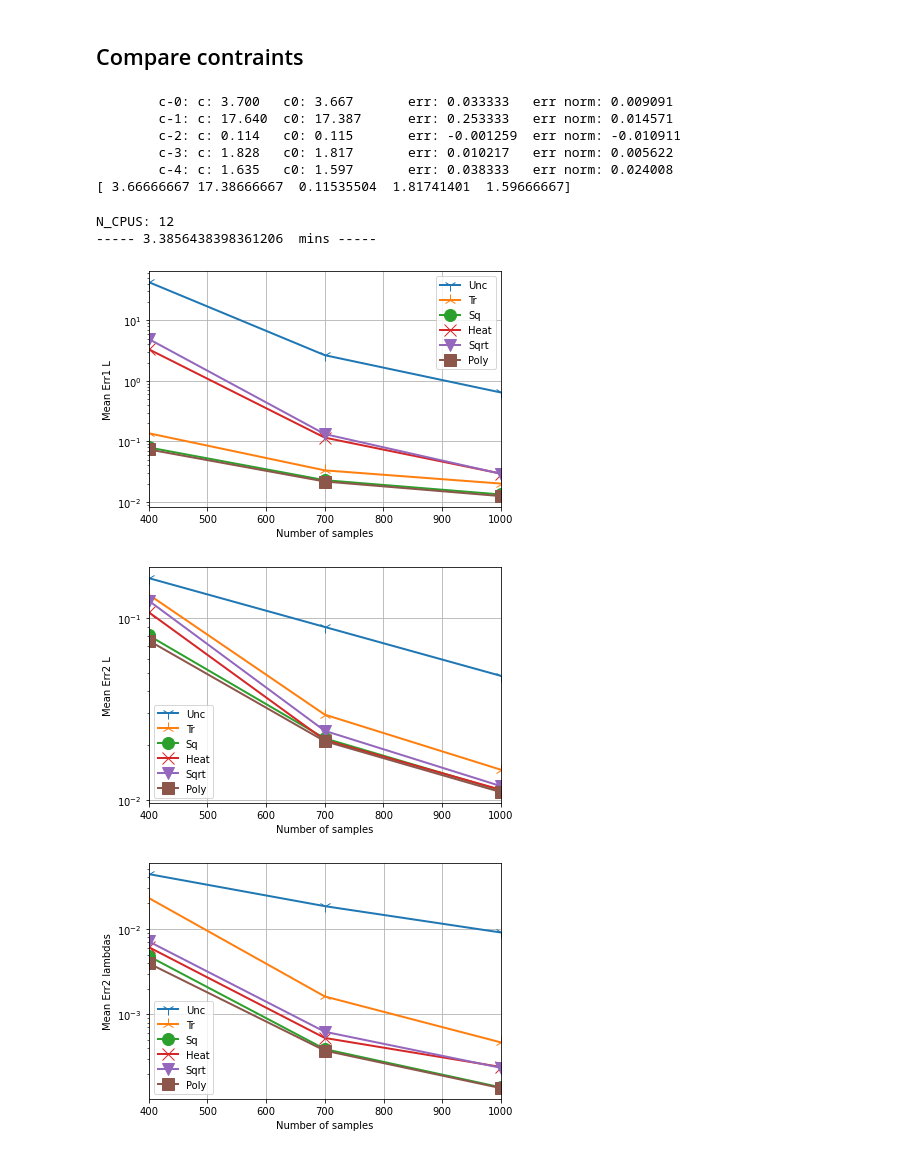
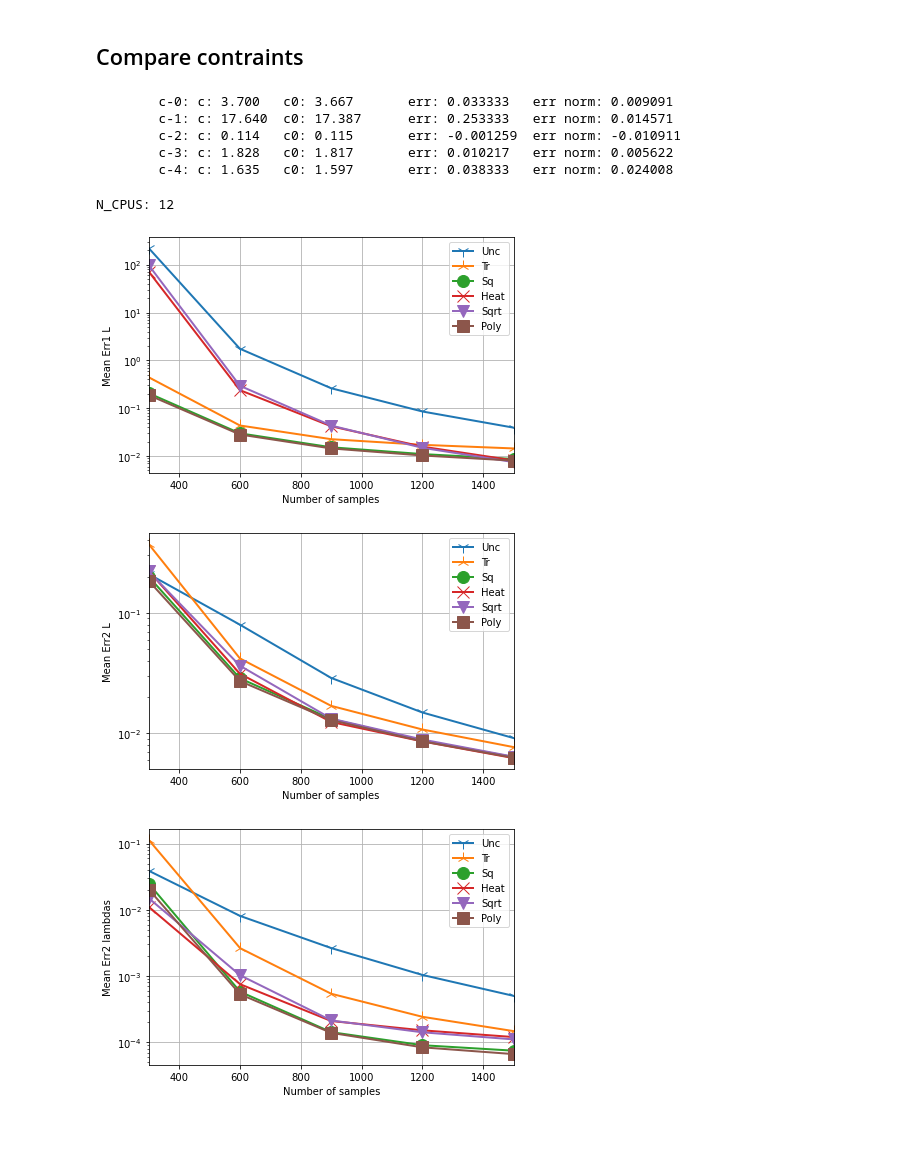
Before and after one commit to reysam93/motif_nti, a Jupyter notebook: constraints_samples.ipynb, the cells around one changed output. Drawn from its saved outputs; the diff is of its cells as text; code cells hidden in the pictures.

Commit message:
adding spectral plotting

```diff
--- a/constraints_samples.ipynb
+++ b/constraints_samples.ipynb
@@ -167,9 +213,10 @@ Text(0.5, 1.0, 'True Lambdas, N: 200')
 # %% [markdown]
 ## Compare contraints
 # %%
-n_covs = 50
+n_covs = 100
 MM = np.arange(300, 1501, 100)
-iters = 100
+
+iters = 200
 
 GS = [
     lambda a, b : cp.sum(a)/b,    # delta: 4e-2
@@ -213,12 +260,13 @@ models = [
         c-2: c: 0.114   c0: 0.115       err: -0.001259  err norm: -0.010911
         c-3: c: 1.828   c0: 1.817       err: 0.010217   err norm: 0.005622
         c-4: c: 1.635   c0: 1.597       err: 0.038333   err norm: 0.024008
-[ 3.66666667 17.38666667  0.11535504  1.81741401  1.59666667]
 # %%
 # Create signals
-lambdas_aux = np.concatenate(([0], 1/np.sqrt(lambdas[1:])))
-C_inv_sqrt = V@np.diag(lambdas_aux)@V.T
-X = C_inv_sqrt@np.random.randn(n_covs, N, MM[-1])
+# lambdas_aux = np.concatenate(([0], 1/np.sqrt(lambdas[1:])))
+# C_inv_sqrt = V@np.diag(lambdas_aux)@V.T
+# X = C_inv_sqrt@np.random.randn(n_covs, N, MM[-1])
+
+# X = utils.create_signals(L, MM[-1])
 
 # Estimate graph
 total_t = time.time()
@@ -227,7 +275,7 @@ lamds_hat = np.zeros((N, len(models), len(MM), n_covs))
 
 print('N_CPUS:', N_CPUS)
 pool = Parallel(n_jobs=N_CPUS, verbose=0)
-resps = pool(delayed(est_graph)(i, models, MM, X[i,:,:], iters) for i in range(n_covs))
+resps = pool(delayed(est_graph)(i, models, MM, L, iters) for i in range(n_covs))
 for i, resp in enumerate(resps):
     As_hat[:,:,:,:,i], lamds_hat[:,:,:,i] = resp
 
@@ -235,17 +283,17 @@ total_t = time.time() - total_t
 print('-----', total_t/60, ' mins -----')
 # %% [output]
 N_CPUS: 12
------ 3.3856438398361206  mins -----
 # %%
+# %matplotlib qt
+
 # Plot error 1
-th = .3
-err_A, err_A_bin, err_L, err_lamb = est_errs1(As_hat, lamds_hat, th, A, lambdas)
+err_A, err_L, err_lamb = est_errs1(As_hat, lamds_hat, A, lambdas)
 mean_err = np.mean(err_A, 2)
 mean_err_L = np.mean(err_L, 2)
 mean_err_lam = np.mean(err_lamb, 2)
 plot_err(MM[:], models, mean_err_L[:,:], 'Mean Err1 L')
 # %% [output]
-[figure, old version]
+[figure, new version]
 # %%
 err_A, err_L, err_lamb = est_errs2(As_hat, lamds_hat, A, lambdas)
 mean_err = np.mean(err_A, 2)
@@ -254,5 +302,5 @@ mean_err_lam = np.mean(err_lamb, 2)
 plot_err(MM, models, mean_err_L, 'Mean Err2 L')
 plot_err(MM, models, mean_err_lam, 'Mean Err2 lambdas')
 # %% [output]
-[figure, old version]
+[figure, new version]
-[figure, old version]
+[figure, new version]
```
Also changed, not shown: parts of 13 cells of this notebook, 3 other files.
